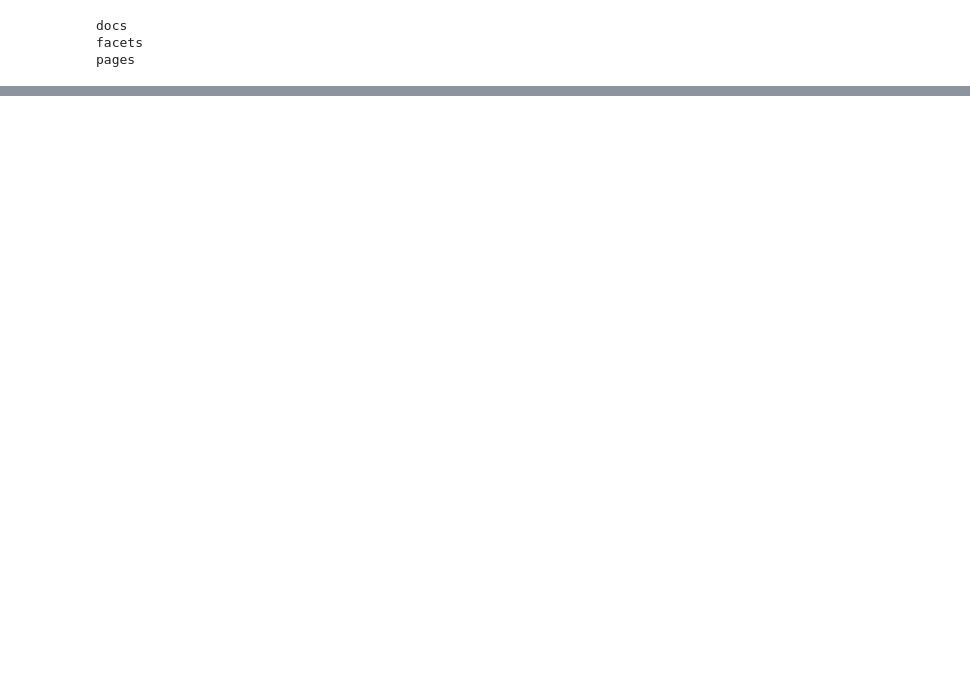
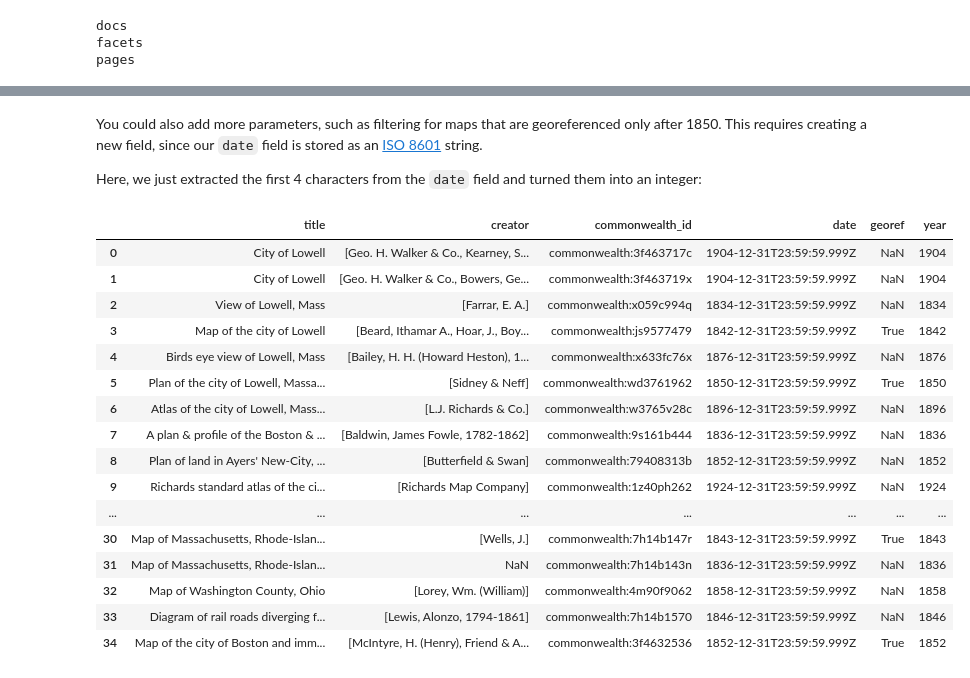
Before and after one commit to itspangler/cogapp-hack-day, a Jupyter notebook: accessing-lmec-collections.ipynb, the cells around one changed output, grey strips where cells are left out. Saved outputs shown, nothing was run; the diff lists cells and outputs as text; code cells hidden in the pictures; blank space fills up the shorter version.

Commit message:
finalized json api instructions

```diff
--- a/accessing-lmec-collections.ipynb
+++ b/accessing-lmec-collections.ipynb
@@ -69,7 +77,5 @@ will return a larger response:
 # %%
-url = "https://collections.leventhalmap.org/search.json?per_page=100&q=lowell&search_field=all_fields"
-response = urllib.request.urlopen(url)
-data = json.loads(response.read())
+data = requests.get("https://collections.leventhalmap.org/search.json?per_page=100&q=lowell&search_field=all_fields")
 
-print(json.dumps(data, indent=2))
+len(data.json()["response"]["docs"])
 # %% [output]
@@ -157,0 +103,4 @@ commonwealth:3f4632536
+# %%
+df = pd.DataFrame(data.json()['response']['docs'])
+
+print(list(df.columns.values))
@@ -157,0 +115,7 @@ commonwealth:3f4632536
+# %%
+fields = ['title_info_primary_tsi', 'name_tsim', 'id', 'date_end_dtsi', 'georeferenced_bsi']
+newFieldNames = {'title_info_primary_tsi':'title', 'name_tsim':'creator', 'id':'commonwealth_id', 'date_end_dtsi':'date', 'georeferenced_bsi':'georef'}
+
+df_fltr = pd.DataFrame(df[fields])
+df_fltr.rename(columns = newFieldNames, inplace = True)
+df_fltr
@@ -176,0 +161,25 @@ TypeError: '>' not supported between instances of 'list' and 'int'
+# %% [markdown]
+You could also add more parameters, such as filtering for maps that are georeferenced only after 1850. This requires creating a new field, since our `date` field is stored as an [ISO 8601](https://en.wikipedia.org/wiki/ISO_8601) string.
+
+Here, we just extracted the first 4 characters from the `date` field and turned them into an integer:
+# %%
+df_fltr['year'] = df_fltr['date'].str[:4].astype(int)
+df_fltr
+# %% [output]
+|  | title | creator | commonwealth_id | date | georef | year |
+| 0 | City of Lowell | [Geo. H. Walker & Co., Kearney, S... | commonwealth:3f463717c | 1904-12-31T23:59:59.999Z | NaN | 1904 |
+| 1 | City of Lowell | [Geo. H. Walker & Co., Bowers, Ge... | commonwealth:3f463719x | 1904-12-31T23:59:59.999Z | NaN | 1904 |
+| 2 | View of Lowell, Mass | [Farrar, E. A.] | commonwealth:x059c994q | 1834-12-31T23:59:59.999Z | NaN | 1834 |
+| 3 | Map of the city of Lowell | [Beard, Ithamar A., Hoar, J., Boy... | commonwealth:js9577479 | 1842-12-31T23:59:59.999Z | True | 1842 |
+| 4 | Birds eye view of Lowell, Mass | [Bailey, H. H. (Howard Heston), 1... | commonwealth:x633fc76x | 1876-12-31T23:59:59.999Z | NaN | 1876 |
+| 5 | Plan of the city of Lowell, Massa... | [Sidney & Neff] | commonwealth:wd3761962 | 1850-12-31T23:59:59.999Z | True | 1850 |
+| 6 | Atlas of the city of Lowell, Mass... | [L.J. Richards & Co.] | commonwealth:w3765v28c | 1896-12-31T23:59:59.999Z | NaN | 1896 |
+| 7 | A plan & profile of the Boston & ... | [Baldwin, James Fowle, 1782-1862] | commonwealth:9s161b444 | 1836-12-31T23:59:59.999Z | NaN | 1836 |
+| 8 | Plan of land in Ayers' New-City, ... | [Butterfield & Swan] | commonwealth:79408313b | 1852-12-31T23:59:59.999Z | NaN | 1852 |
+| 9 | Richards standard atlas of the ci... | [Richards Map Company] | commonwealth:1z40ph262 | 1924-12-31T23:59:59.999Z | NaN | 1924 |
+| ... | ... | ... | ... | ... | ... | ... |
+| 30 | Map of Massachusetts, Rhode-Islan... | [Wells, J.] | commonwealth:7h14b147r | 1843-12-31T23:59:59.999Z | True | 1843 |
+| 31 | Map of Massachusetts, Rhode-Islan... | NaN | commonwealth:7h14b143n | 1836-12-31T23:59:59.999Z | NaN | 1836 |
+| 32 | Map of Washington County, Ohio | [Lorey, Wm. (William)] | commonwealth:4m90f9062 | 1858-12-31T23:59:59.999Z | NaN | 1858 |
+| 33 | Diagram of rail roads diverging f... | [Lewis, Alonzo, 1794-1861] | commonwealth:7h14b1570 | 1846-12-31T23:59:59.999Z | NaN | 1846 |
+| 34 | Map of the city of Boston and imm... | [McIntyre, H. (Henry), Friend & A... | commonwealth:3f4632536 | 1852-12-31T23:59:59.999Z | True | 1852 |
```
Also changed, not shown: parts of 24 cells of this notebook.
